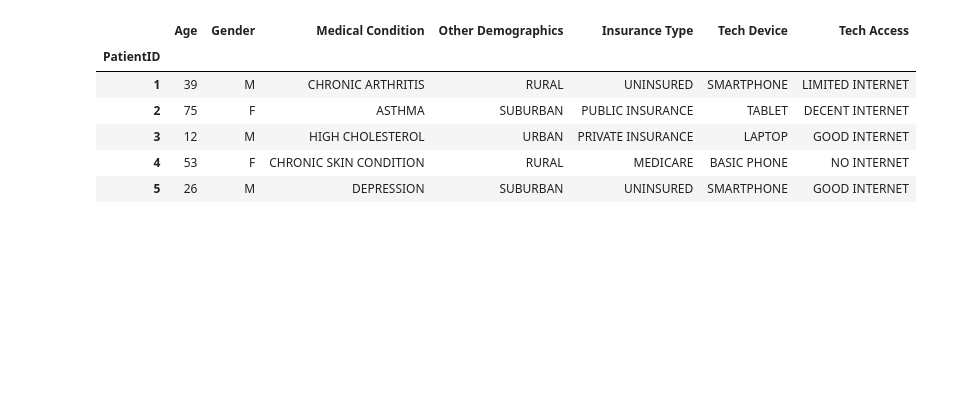
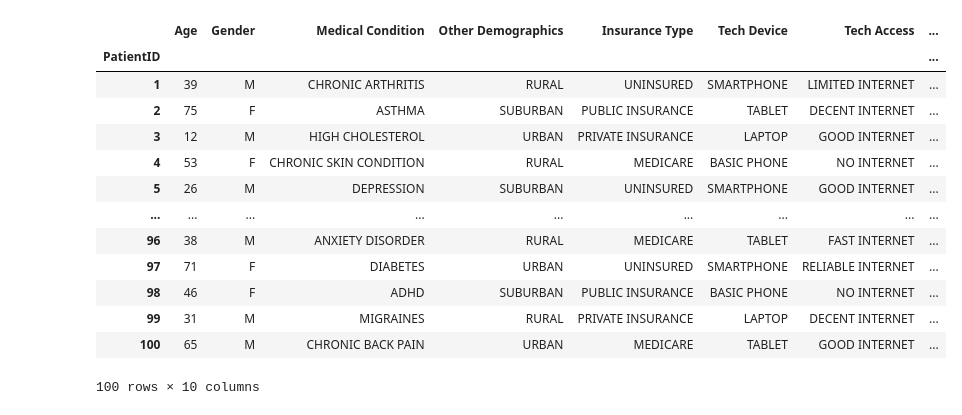
Before and after one commit to SinghJi2002/Projects, a Jupyter notebook: Telemedicine/TelMedRec.ipynb, the cells around one changed output. Drawn from its saved outputs; the diff is of its cells as text; code cells hidden in the pictures; blank space fills up the shorter version.

```diff
--- a/Telemedicine/TelMedRec.ipynb
+++ b/Telemedicine/TelMedRec.ipynb
@@ -16,3 +15,4 @@ dataframe["Other Demographics"] = dataframe["Other Demographics"].apply(lambda x
 dataframe["Insurance Type"] = dataframe["Insurance Type"].apply(lambda x: x.upper())
 dataframe["Tech Device"] = dataframe["Tech Device"].apply(lambda x: x.upper())
 dataframe["Tech Access"] = dataframe["Tech Access"].apply(lambda x: x.upper())
+dataframe["Symptoms"] = dataframe["Symptoms"].apply(lambda x: x.upper())
@@ -25,0 +19,38 @@ I have asthma
+# %%
+dataframe['Medication']=None
+dataframe['Treatment']=None
+# %%
+for i in range(0,len(dataframe),1):
+  if(dataframe['Medical Condition'].iloc[i]=='CHRONIC ARTHRITIS'):
+    dataframe['Medication'].iloc[i]="NSAIDs, DMARDs, corticosteroids, biologic agents"
+    dataframe['Treatment'].iloc[i]="Physical therapy, occupational therapy, joint injections, surgery"
+  elif(dataframe['Medical Condition'].iloc[i]=='ASTHMA'):
+    dataframe['Medication'].iloc[i]="Bronchodilators, inhaled corticosteroids"
+    dataframe['Treatment'].iloc[i]="Inhaler techniques, peak flow monitoring, allergy management"
+  elif(dataframe['Medical Condition'].iloc[i]=='HIGH CHOLESTEROL'):
+    dataframe['Medication'].iloc[i]="Statins, bile acid sequestrants, fibrates"
+    dataframe['Treatment'].iloc[i]="Lifestyle modifications, lipid-lowering therapy, regular monitoring"
+  elif(dataframe['Medical Condition'].iloc[i]=='CHRONIC SKIN CONDITION'):
+    dataframe['Medication'].iloc[i]="Topical corticosteroids, oral medications"
+    dataframe['Treatment'].iloc[i]="Phototherapy, laser therapy, systemic medications, lifestyle mods"
+  elif(dataframe['Medical Condition'].iloc[i]=="DEPRESSION"):
+    dataframe['Medication'].iloc[i]="SSRIs, SNRIs, tricyclic antidepressants"
+    dataframe['Treatment'].iloc[i]="Psychotherapy, electroconvulsive therapy, medication management"
+  elif(dataframe['Medical Condition'].iloc[i]=='MIGRAINES'):
+    dataframe['Medication'].iloc[i]="Triptans, beta-blockers, anticonvulsants"
+    dataframe['Treatment'].iloc[i]="Lifestyle modifications, biofeedback, nerve block injections"
+  elif(dataframe['Medical Condition'].iloc[i]=='ADHD'):
+    dataframe['Medication'].iloc[i]="Stimulants, non-stimulants, alpha-2 agonists"
+    dataframe['Treatment'].iloc[i]="Behavioral therapy, parent training, educational interventions"
+  elif(dataframe['Medical Condition'].iloc[i]=='HYPERTENSION'):
+    dataframe['Medication'].iloc[i]="ACE inhibitors, diuretics, beta-blockers"
+    dataframe['Treatment'].iloc[i]="Lifestyle modifications, weight management, stress reduction"
+  elif(dataframe['Medical Condition'].iloc[i]=='CHRONIC BACK PAIN'):
+    dataframe['Medication'].iloc[i]="NSAIDs, muscle relaxants, opioids"
+    dataframe['Treatment'].iloc[i]="Physical therapy, chiropractic care, spinal injections, surgery"
+  elif(dataframe['Medical Condition'].iloc[i]=='ANXIETY DISORDER'):
+    dataframe['Medication'].iloc[i]="SSRIs, benzodiazepines, beta-blockers"
+    dataframe['Treatment'].iloc[i]="Cognitive-behavioral therapy, relaxation techniques, medication"
+  elif(dataframe['Medical Condition'].iloc[i]=='DIABETES'):
+    dataframe['Medication'].iloc[i]="Insulin, oral hypoglycemic agents"
+    dataframe['Treatment'].iloc[i]="Blood sugar monitoring, insulin therapy, dietary management"
@@ -26,10 +168,17 @@ I have asthma
 # %%
-dataframe.head()
+dataframe
 # %% [output]
-|  | Age | Gender | Medical Condition | Other Demographics | Insurance Type | Tech Device | Tech Access |
-| PatientID |  |  |  |  |  |  |  |
-| 1 | 39 | M | CHRONIC ARTHRITIS | RURAL | UNINSURED | SMARTPHONE | LIMITED INTERNET |
-| 2 | 75 | F | ASTHMA | SUBURBAN | PUBLIC INSURANCE | TABLET | DECENT INTERNET |
-| 3 | 12 | M | HIGH CHOLESTEROL | URBAN | PRIVATE INSURANCE | LAPTOP | GOOD INTERNET |
-| 4 | 53 | F | CHRONIC SKIN CONDITION | RURAL | MEDICARE | BASIC PHONE | NO INTERNET |
-| 5 | 26 | M | DEPRESSION | SUBURBAN | UNINSURED | SMARTPHONE | GOOD INTERNET |
+|  | Age | Gender | Medical Condition | Other Demographics | Insurance Type | Tech Device | Tech Access | ... |
+| PatientID |  |  |  |  |  |  |  | ... |
+| 1 | 39 | M | CHRONIC ARTHRITIS | RURAL | UNINSURED | SMARTPHONE | LIMITED INTERNET | ... |
+| 2 | 75 | F | ASTHMA | SUBURBAN | PUBLIC INSURANCE | TABLET | DECENT INTERNET | ... |
+| 3 | 12 | M | HIGH CHOLESTEROL | URBAN | PRIVATE INSURANCE | LAPTOP | GOOD INTERNET | ... |
+| 4 | 53 | F | CHRONIC SKIN CONDITION | RURAL | MEDICARE | BASIC PHONE | NO INTERNET | ... |
+| 5 | 26 | M | DEPRESSION | SUBURBAN | UNINSURED | SMARTPHONE | GOOD INTERNET | ... |
+| ... | ... | ... | ... | ... | ... | ... | ... | ... |
+| 96 | 38 | M | ANXIETY DISORDER | RURAL | MEDICARE | TABLET | FAST INTERNET | ... |
+| 97 | 71 | F | DIABETES | URBAN | UNINSURED | SMARTPHONE | RELIABLE INTERNET | ... |
+| 98 | 46 | F | ADHD | SUBURBAN | PUBLIC INSURANCE | BASIC PHONE | NO INTERNET | ... |
+| 99 | 31 | M | MIGRAINES | RURAL | PRIVATE INSURANCE | LAPTOP | DECENT INTERNET | ... |
+| 100 | 65 | M | CHRONIC BACK PAIN | URBAN | MEDICARE | TABLET | GOOD INTERNET | ... |
+100 rows × 10 columns
```
Also changed, not shown: parts of 18 cells of this notebook, 3 other files.
